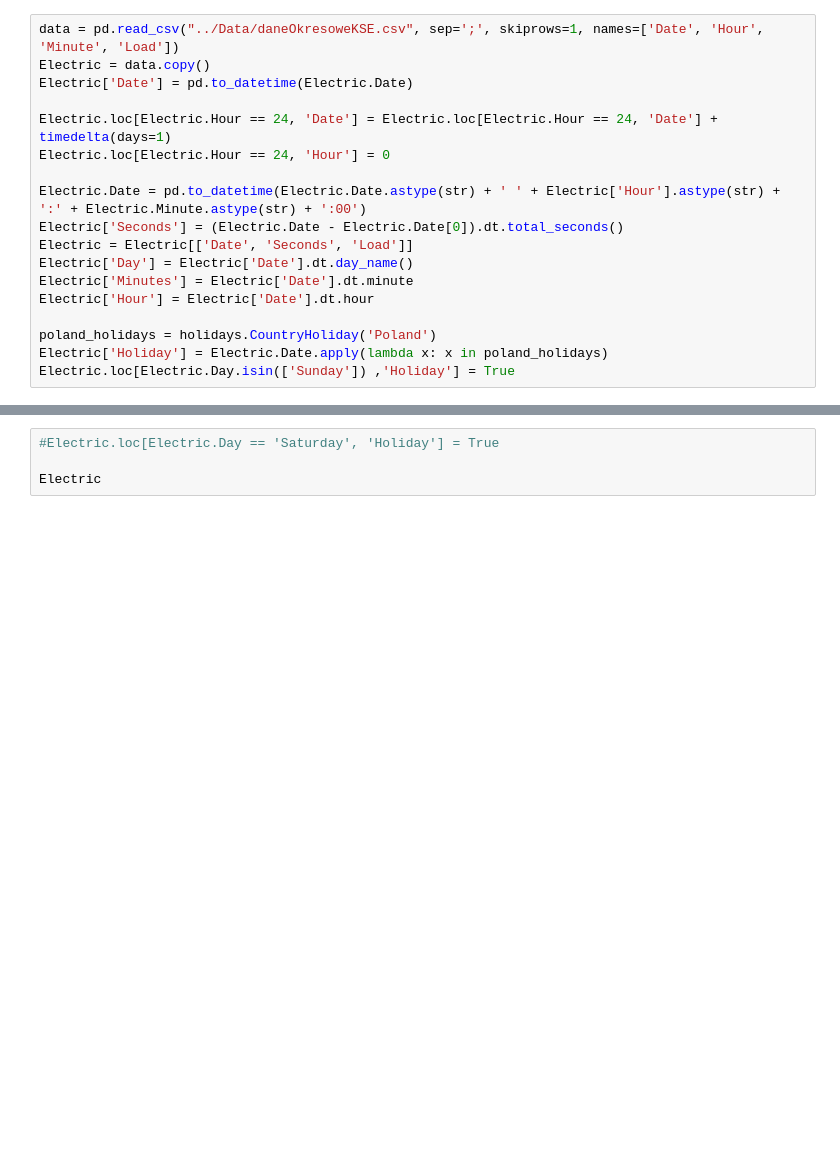
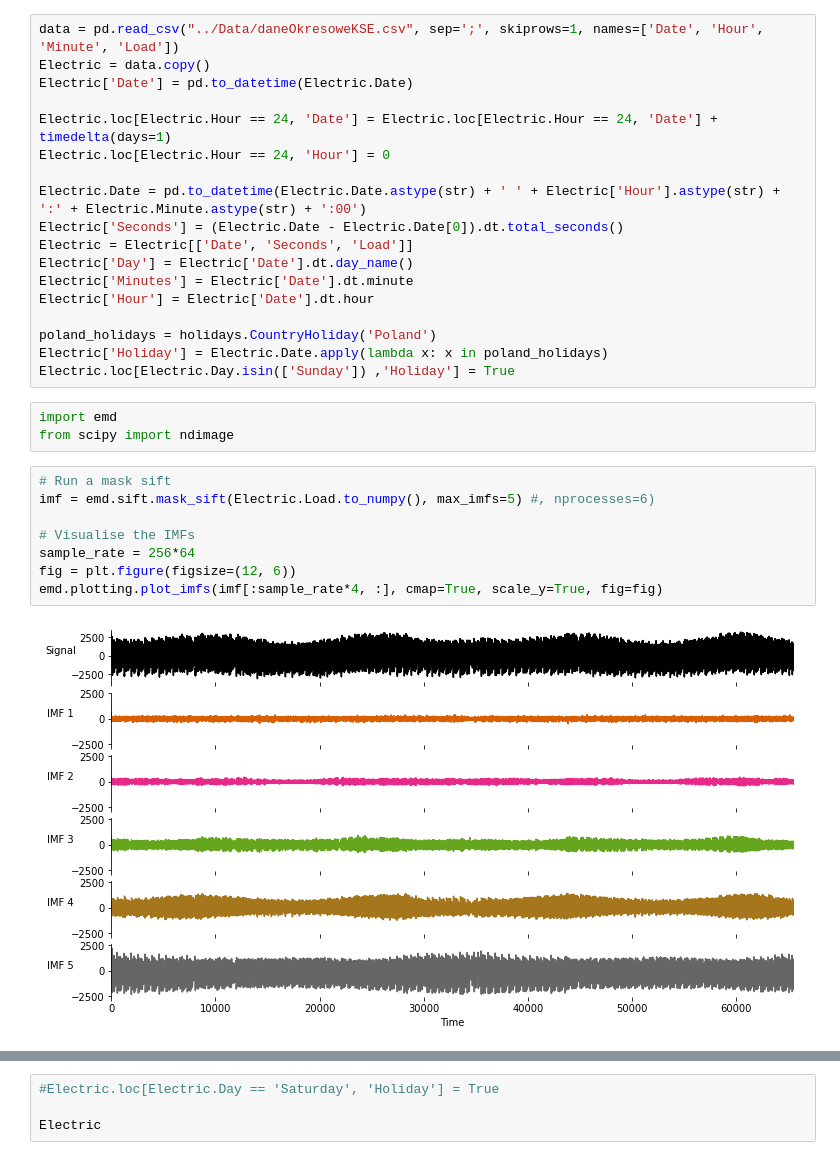
Before and after one commit to Nuelam9/Report-2, a Jupyter notebook: src/fuorier - week-prova.ipynb, the cells around one changed output, grey strips where cells are left out. Cells and saved outputs as stored; diff of their text form; blank space fills up the shorter version.

```diff
--- a/src/fuorier - week-prova.ipynb
+++ b/src/fuorier - week-prova.ipynb
@@ -24,3 +24,16 @@ Electric['Hour'] = Electric['Date'].dt.hour
 poland_holidays = holidays.CountryHoliday('Poland')
 Electric['Holiday'] = Electric.Date.apply(lambda x: x in poland_holidays)
 Electric.loc[Electric.Day.isin(['Sunday']) ,'Holiday'] = True
+# %%
+import emd
+from scipy import ndimage
+# %%
+# Run a mask sift
+imf = emd.sift.mask_sift(Electric.Load.to_numpy(), max_imfs=5) #, nprocesses=6)
+
+# Visualise the IMFs
+sample_rate = 256*64
+fig = plt.figure(figsize=(12, 6))
+emd.plotting.plot_imfs(imf[:sample_rate*4, :], cmap=True, scale_y=True, fig=fig)
+# %% [output]
+[figure, added]
```
Also changed, not shown: parts of 13 cells of this notebook.
